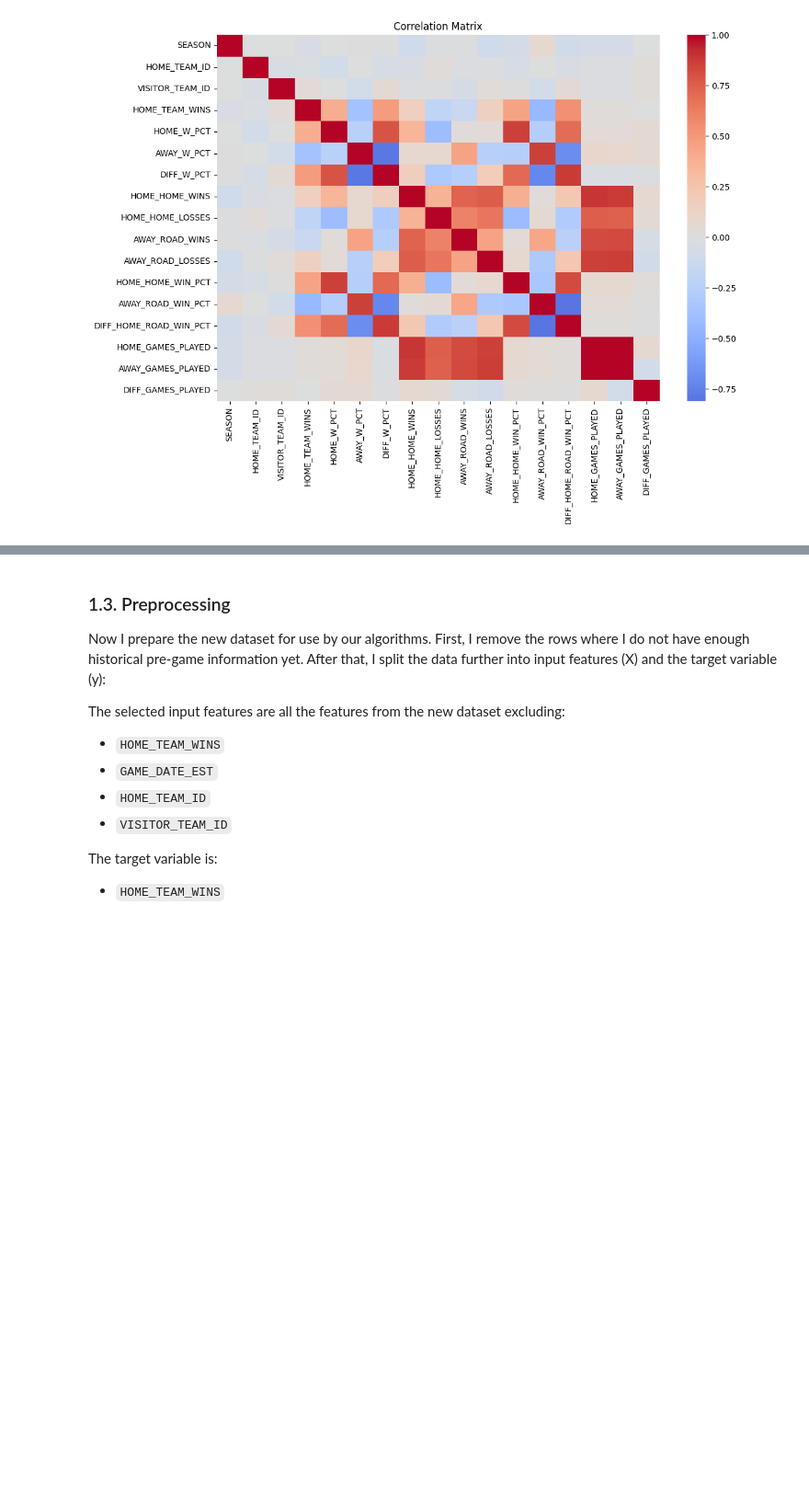
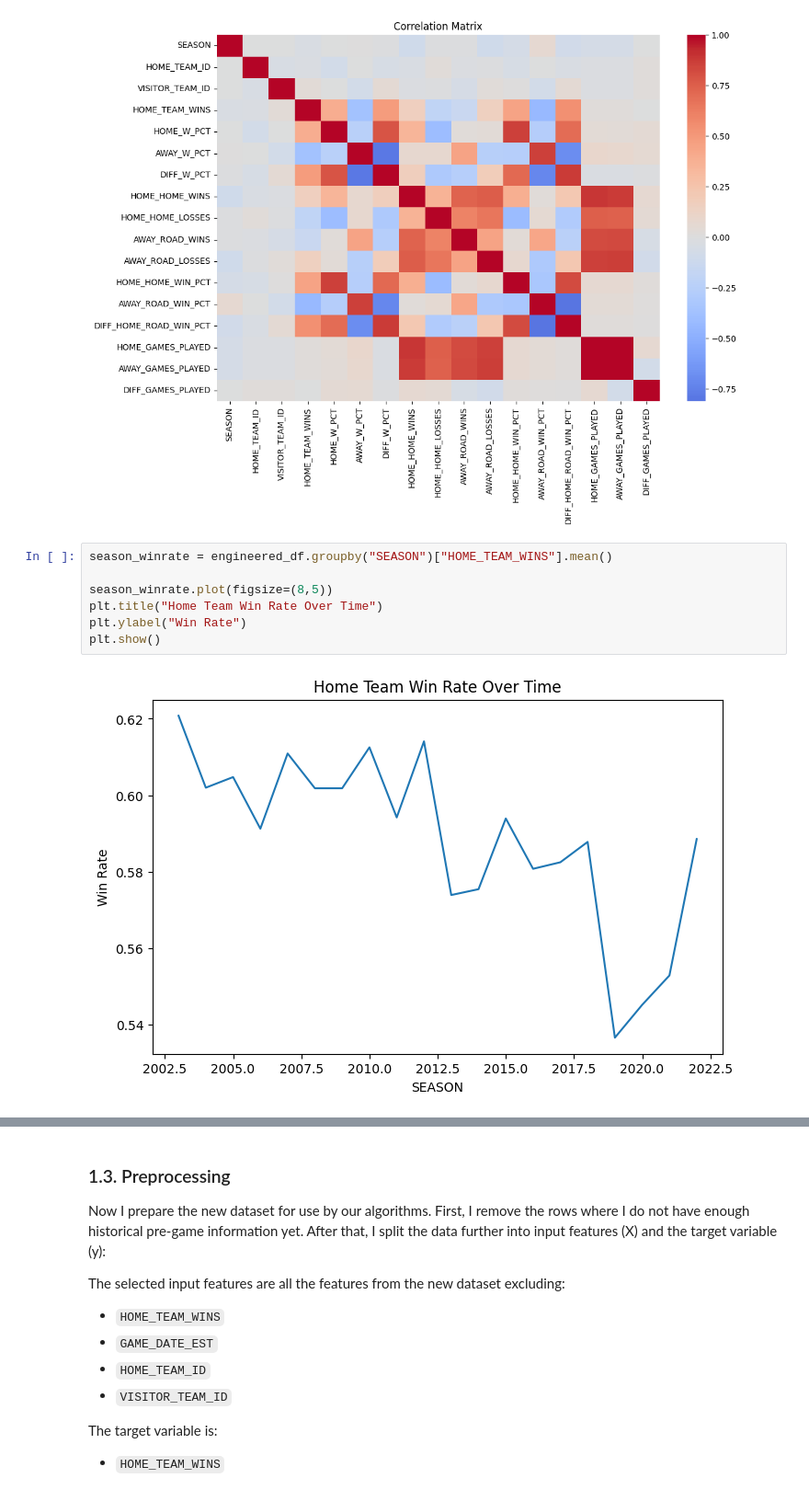
Before and after one commit to Marco7303/hslu-arint, a Jupyter notebook: mini-ml-project/notebooks/mini_ml_project.ipynb, the cells around one changed output, grey strips where cells are left out. Shown at 92% size. Cells and saved outputs as stored; diff of their text form; blank space fills up the shorter version.

Commit message:
started adding graphs

```diff
--- a/mini-ml-project/notebooks/mini_ml_project.ipynb
+++ b/mini-ml-project/notebooks/mini_ml_project.ipynb
@@ -288,3 +275,12 @@ plt.title("Correlation Matrix")
 plt.show()
 # %% [output]
 [figure]
+# %%
+season_winrate = engineered_df.groupby("SEASON")["HOME_TEAM_WINS"].mean()
+
+season_winrate.plot(figsize=(8,5))
+plt.title("Home Team Win Rate Over Time")
+plt.ylabel("Win Rate")
+plt.show()
+# %% [output]
+[figure, added]
```
Also changed, not shown: parts of 4 cells of this notebook.
